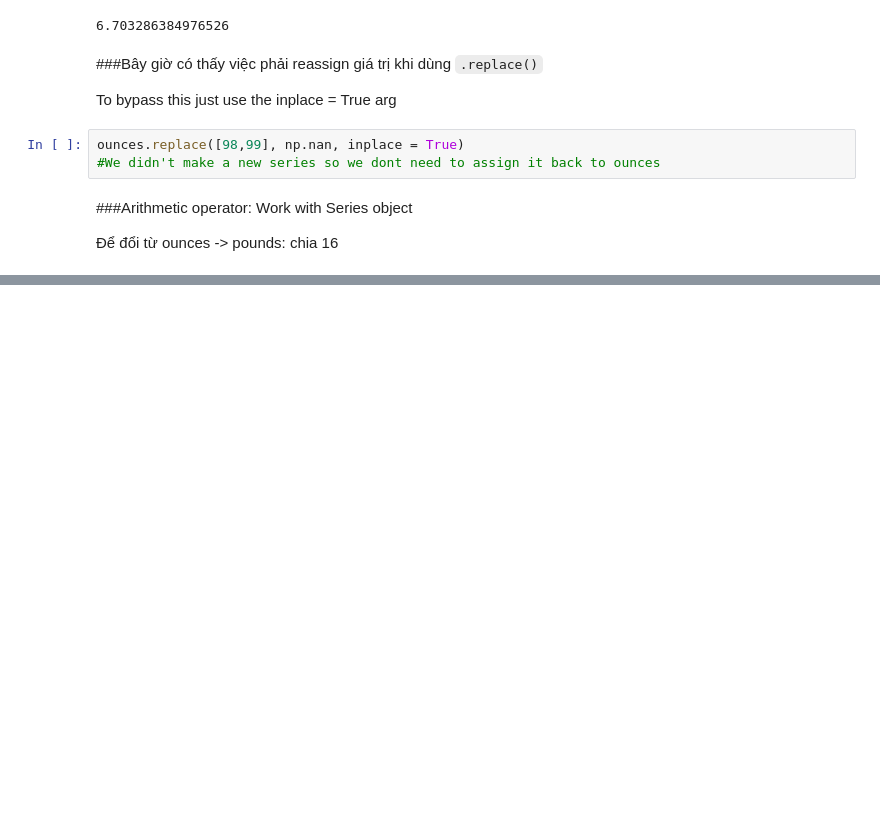
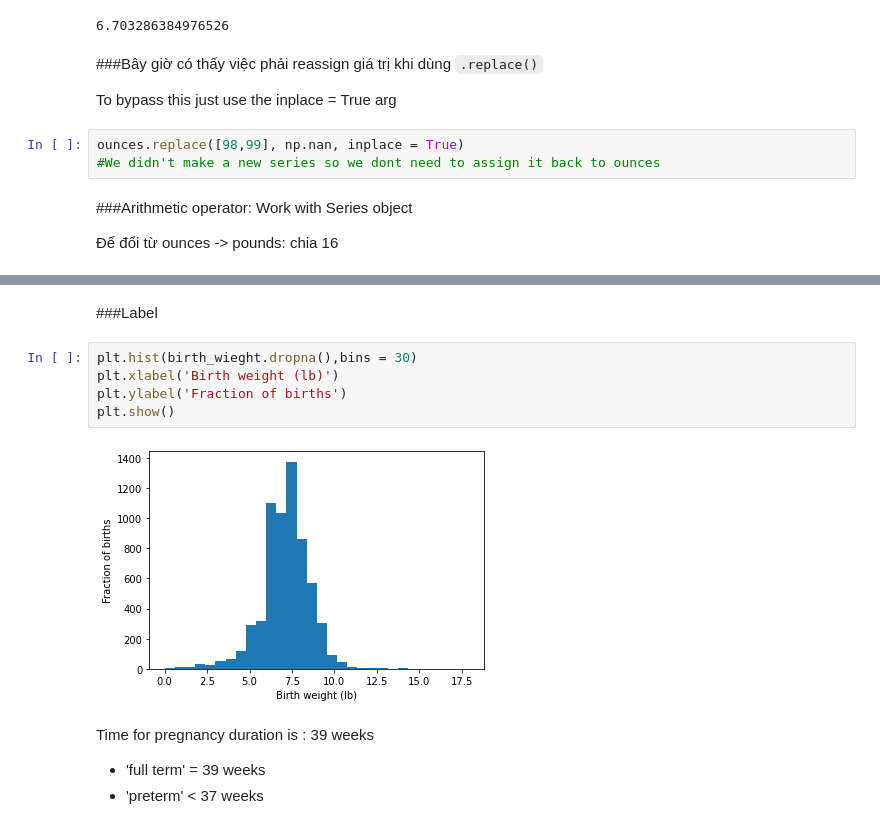
Before and after one commit to TinChung41/Google_Colab_DataCamp_Data_Analyst, a Jupyter notebook: Exploratory_Data_Analysis_in_Python_1Read,_clean,_and_validate.ipynb, the cells around one changed output, grey strips where cells are left out. Saved outputs shown, nothing was run; the diff lists cells and outputs as text; blank space fills up the shorter version.

```diff
--- a/Exploratory_Data_Analysis_in_Python_1Read,_clean,_and_validate.ipynb
+++ b/Exploratory_Data_Analysis_in_Python_1Read,_clean,_and_validate.ipynb
@@ -107,0 +199,14 @@ birth_wieght = pounds + ounces/16
+# %% [markdown]
+###Label
+# %%
+plt.hist(birth_wieght.dropna(),bins = 30)
+plt.xlabel('Birth weight (lb)')
+plt.ylabel('Fraction of births')
+plt.show()
+# %% [output]
+[figure, added]
+# %% [markdown]
+Time for pregnancy duration is : 39 weeks
+
+* 'full term' = 39 weeks
+* 'preterm' < 37 weeks
```
Also changed, not shown: parts of 25 cells of this notebook.
